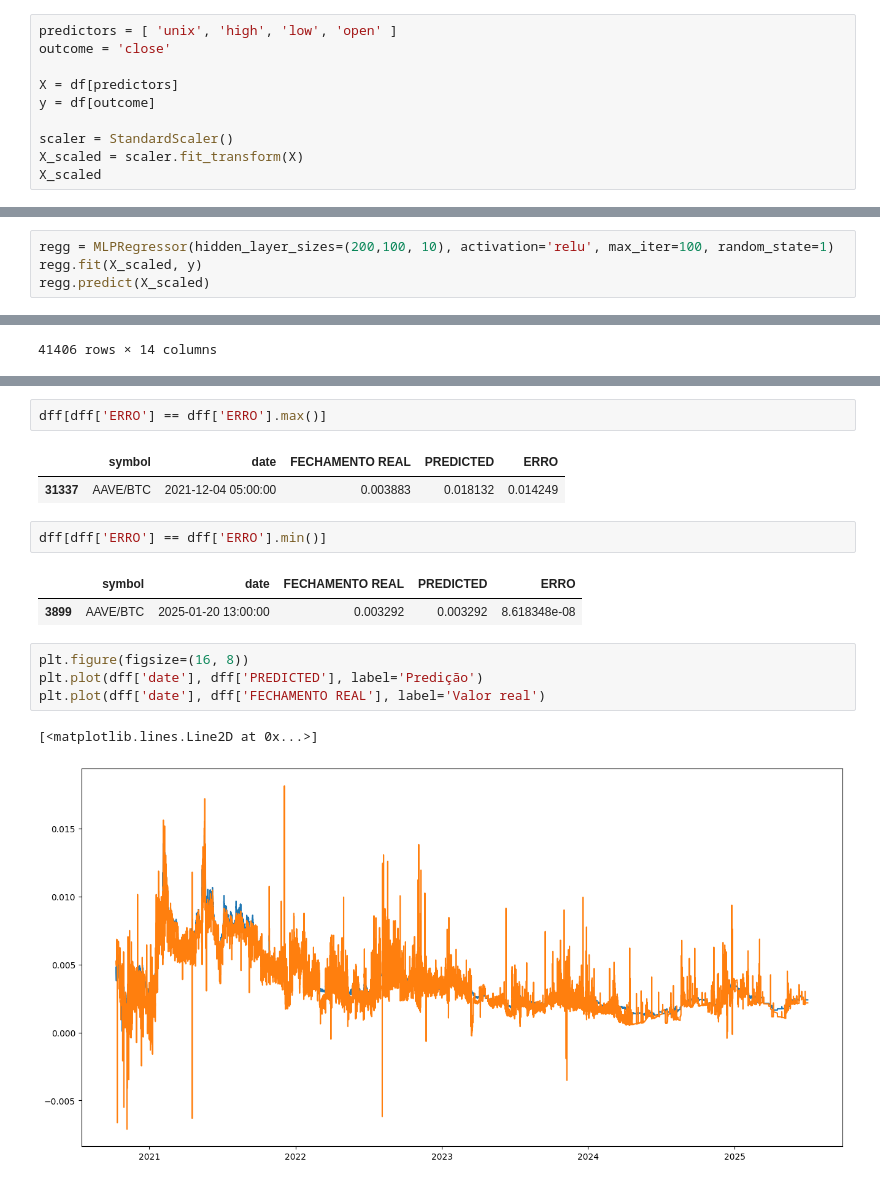
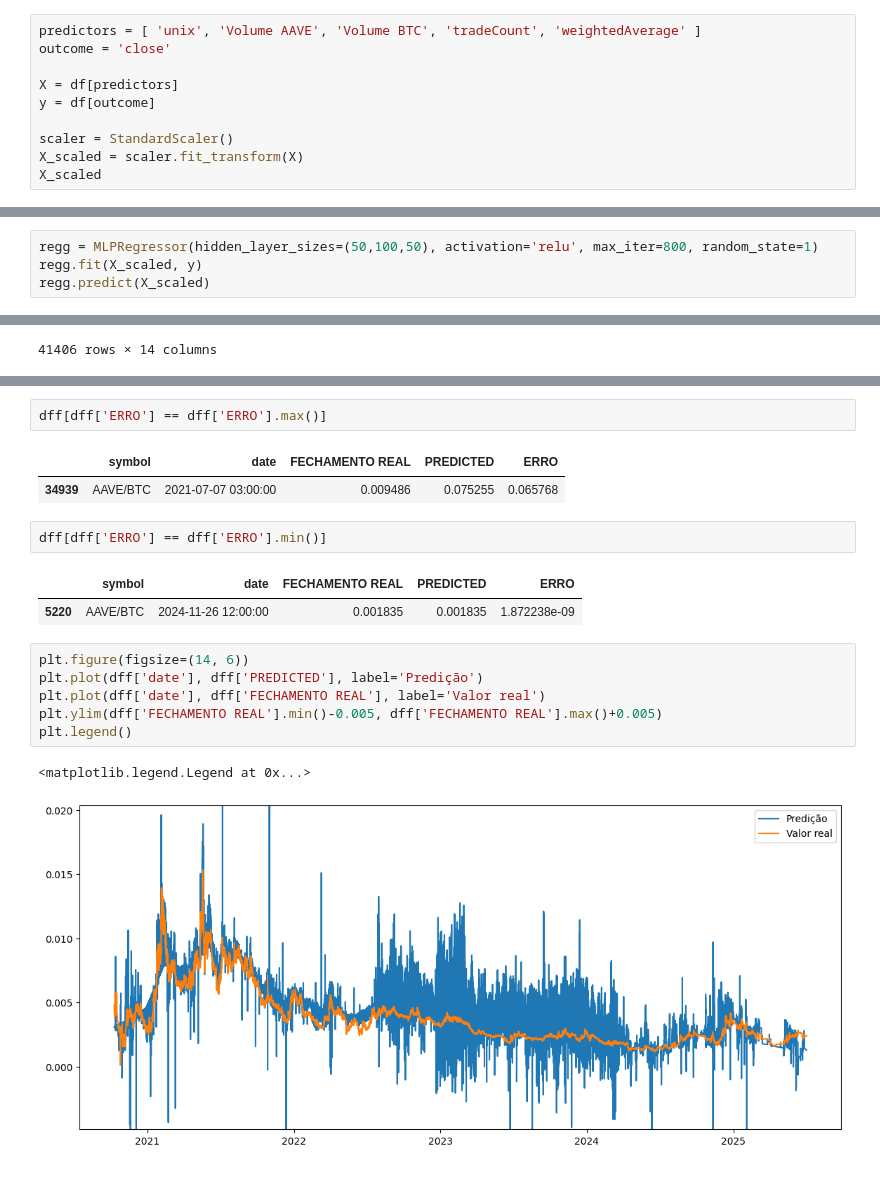
Before and after one commit to HigorFerreira/trabalho-final-pos-ia-mod-1, a Jupyter notebook: mlp_regressor_tests.ipynb, the cells around one changed output, grey strips where cells are left out. Drawn from its saved outputs; the diff is of its cells as text.

```diff
--- a/mlp_regressor_tests.ipynb
+++ b/mlp_regressor_tests.ipynb
@@ -22,7 +22,7 @@ df
 | 0 | 1751414400000 | 2025-07-02 00:00:00 | AAVE/BTC | 0.002398 | 0.002398 | 0.002398 | 0.002398 | 0.000000 | 0.000000 | ... |
 41406 rows × 13 columns
 # %%
-predictors = [ 'unix', 'high', 'low', 'open' ]
+predictors = [ 'unix', 'Volume AAVE', 'Volume BTC', 'tradeCount', 'weightedAverage' ]
 outcome = 'close'
 
 X = df[predictors]
@@ -43,5 +43,5 @@ array([[-1.73337544,  2.81173427,  0.057891  ,  0.04552922],
 # %%
-regg = MLPRegressor(hidden_layer_sizes=(200,100, 10), activation='relu', max_iter=100, random_state=1)
+regg = MLPRegressor(hidden_layer_sizes=(50,100,50), activation='relu', max_iter=800, random_state=1)
 regg.fit(X_scaled, y)
 regg.predict(X_scaled)
 # %% [output]
@@ -91,16 +91,18 @@ dff
 dff[dff['ERRO'] == dff['ERRO'].max()]
 # %% [output]
 |  | symbol | date | FECHAMENTO REAL | PREDICTED | ERRO |
-| 31337 | AAVE/BTC | 2021-12-04 05:00:00 | 0.003883 | 0.018132 | 0.014249 |
+| 34939 | AAVE/BTC | 2021-07-07 03:00:00 | 0.009486 | 0.075255 | 0.065768 |
 # %%
 dff[dff['ERRO'] == dff['ERRO'].min()]
 # %% [output]
 |  | symbol | date | FECHAMENTO REAL | PREDICTED | ERRO |
-| 3899 | AAVE/BTC | 2025-01-20 13:00:00 | 0.003292 | 0.003292 | 8.618348e-08 |
+| 5220 | AAVE/BTC | 2024-11-26 12:00:00 | 0.001835 | 0.001835 | 1.872238e-09 |
 # %%
-plt.figure(figsize=(16, 8))
+plt.figure(figsize=(14, 6))
 plt.plot(dff['date'], dff['PREDICTED'], label='Predição')
 plt.plot(dff['date'], dff['FECHAMENTO REAL'], label='Valor real')
+plt.ylim(dff['FECHAMENTO REAL'].min()-0.005, dff['FECHAMENTO REAL'].max()+0.005)
+plt.legend()
 # %% [output]
-[<matplotlib.lines.Line2D at 0x...>]
+<matplotlib.legend.Legend at 0x...>
-[figure, old version]
+[figure, new version]
```
Also changed, not shown: parts of 3 cells of this notebook.
